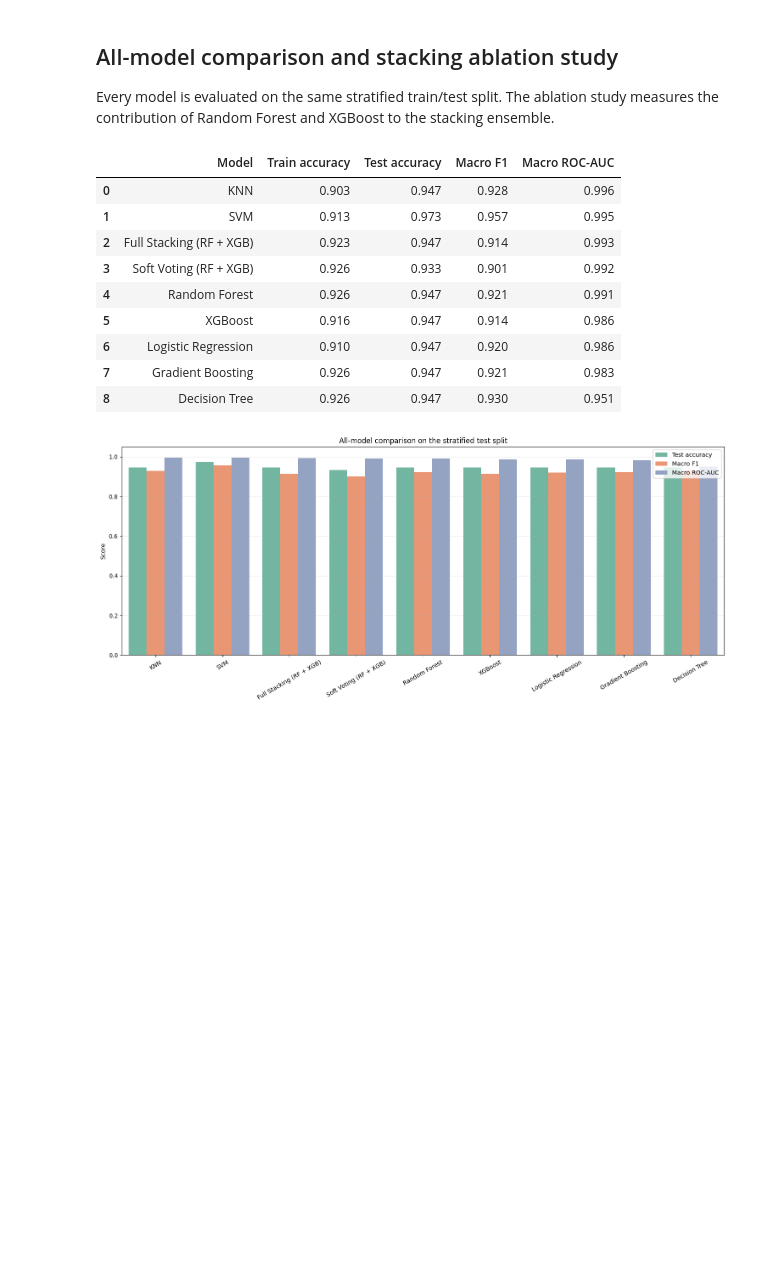
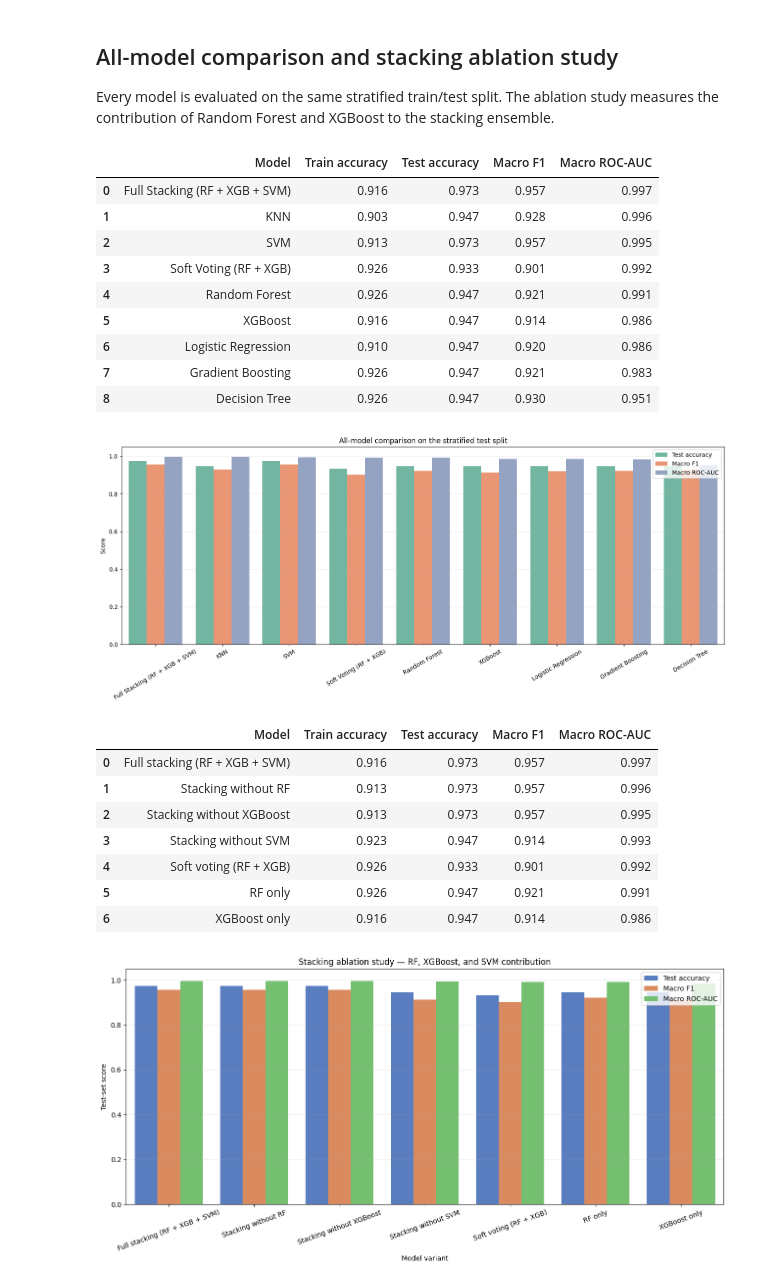
Before and after one commit to shovo896/sleep_data_analysis_bracu, a Jupyter notebook: stacking_cls.ipynb, the cells around one changed output. Saved outputs shown, nothing was run; the diff lists cells and outputs as text; code cells hidden in the pictures; blank space fills up the shorter version.

```diff
--- a/stacking_cls.ipynb
+++ b/stacking_cls.ipynb
@@ -82,11 +83,14 @@ xgb = XGBClassifier(
     eval_metric="mlogloss",
     random_state=42
 )
+
+svm = SVC(kernel="rbf", probability=True, random_state=42)
 # %%
 stack_clf = StackingClassifier(
-    estimators=[("rf", rf), ("xgb", xgb)],
-    final_estimator=LogisticRegression(max_iter=4000),
+    estimators=[("rf", rf), ("xgb", xgb), ("svm", svm)],
+    final_estimator=LogisticRegression(max_iter=4000, C=0.3),
     stack_method="predict_proba",
+    passthrough=True,
     n_jobs=-1
 )
 # %%
@@ -613,7 +617,7 @@ comparison_models = {
     "Random Forest": comparison_pipe(comparison_rf()),
     "XGBoost": comparison_pipe(comparison_xgb()),
     "Soft Voting (RF + XGB)": voting_model,
-    "Full Stacking (RF + XGB)": stacking_model,
+    "Full Stacking (RF + XGB + SVM)": stacking_model,
 }
 
 def evaluate(name, model):
@@ -629,7 +633,7 @@ def evaluate(name, model):
 
 fitted_comparison_models, comparison_rows = {}, []
 for name, model in comparison_models.items():
-    if name != "Full Stacking (RF + XGB)":
+    if name != "Full Stacking (RF + XGB + SVM)":
         model.fit(X_train, y_train)
     fitted_comparison_models[name] = model
     comparison_rows.append(evaluate(name, model))
@@ -647,7 +651,7 @@ ax.legend(title="")
 plt.tight_layout()
 plt.show()
 
-# Ablation study: retain one base learner at a time, then compare with full stacking.
+# Ablation study: remove one base learner at a time, then compare with full stacking.
 def reduced_stacking(estimators):
     return comparison_pipe(StackingClassifier(estimators=estimators, final_estimator=LogisticRegression(max_iter=4000), stack_method="predict_proba", n_jobs=-1))
 
@@ -655,38 +659,48 @@ ablation_models = {
     "RF only": fitted_comparison_models["Random Forest"],
     "XGBoost only": fitted_comparison_models["XGBoost"],
     "Soft voting (RF + XGB)": fitted_comparison_models["Soft Voting (RF + XGB)"],
-    "Stacking without RF": reduced_stacking([("xgb", comparison_xgb())]),
-    "Stacking without XGBoost": reduced_stacking([("rf", comparison_rf())]),
-    "Full stacking (RF + XGB)": stacking_model,
+    "Stacking without RF": reduced_stacking([("xgb", comparison_xgb()), ("svm", SVC(kernel="rbf", probability=True, random_state=42))]),
+    "Stacking without XGBoost": reduced_stacking([("rf", comparison_rf()), ("svm", SVC(kernel="rbf", probability=True, random_state=42))]),
+    "Stacking without SVM": reduced_stacking([("rf", comparison_rf()), ("xgb", comparison_xgb())]),
+    "Full stacking (RF + XGB + SVM)": stacking_model,
 }
 
 ablation_rows = []
 for name, model in ablation_models.items():
     if name.startswith("Stacking without"):
         model.fit(X_train, y_train)
     ablation_rows.append(evaluate(name, model))
 
 ablation_df = pd.DataFrame(ablation_rows).sort_values("Macro ROC-AUC", ascending=False).reset_index(drop=True)
 display(ablation_df.style.format({"Train accuracy": "{:.3f}", "Test accuracy": "{:.3f}", "Macro F1": "{:.3f}", "Macro ROC-AUC": "{:.3f}"}))
 
 ablation_plot = ablation_df.melt(id_vars="Model", value_vars=["Test accuracy", "Macro F1", "Macro ROC-AUC"], var_name="Metric", value_name="Score")
 plt.figure(figsize=(13, 6.5))
 ax = sns.barplot(data=ablation_plot, x="Model", y="Score", hue="Metric", palette="muted")
-ax.set(title="Stacking ablation study — Random Forest and XGBoost contribution", xlabel="Model variant", ylabel="Test-set score", ylim=(0, 1.05))
+ax.set(title="Stacking ablation study — RF, XGBoost, and SVM contribution", xlabel="Model variant", ylabel="Test-set score", ylim=(0, 1.05))
 ax.tick_params(axis="x", rotation=20)
 ax.grid(axis="y", alpha=0.25)
 ax.legend(title="")
 plt.tight_layout()
 plt.show()
 # %% [output]
 |  | Model | Train accuracy | Test accuracy | Macro F1 | Macro ROC-AUC |
-| 0 | KNN | 0.903 | 0.947 | 0.928 | 0.996 |
-| 1 | SVM | 0.913 | 0.973 | 0.957 | 0.995 |
-| 2 | Full Stacking (RF + XGB) | 0.923 | 0.947 | 0.914 | 0.993 |
+| 0 | Full Stacking (RF + XGB + SVM) | 0.916 | 0.973 | 0.957 | 0.997 |
+| 1 | KNN | 0.903 | 0.947 | 0.928 | 0.996 |
+| 2 | SVM | 0.913 | 0.973 | 0.957 | 0.995 |
 | 3 | Soft Voting (RF + XGB) | 0.926 | 0.933 | 0.901 | 0.992 |
 | 4 | Random Forest | 0.926 | 0.947 | 0.921 | 0.991 |
 | 5 | XGBoost | 0.916 | 0.947 | 0.914 | 0.986 |
 | 6 | Logistic Regression | 0.910 | 0.947 | 0.920 | 0.986 |
 | 7 | Gradient Boosting | 0.926 | 0.947 | 0.921 | 0.983 |
 | 8 | Decision Tree | 0.926 | 0.947 | 0.930 | 0.951 |
-[figure, old version]
+[figure, new version]
+|  | Model | Train accuracy | Test accuracy | Macro F1 | Macro ROC-AUC |
+| 0 | Full stacking (RF + XGB + SVM) | 0.916 | 0.973 | 0.957 | 0.997 |
+| 1 | Stacking without RF | 0.913 | 0.973 | 0.957 | 0.996 |
+| 2 | Stacking without XGBoost | 0.913 | 0.973 | 0.957 | 0.995 |
+| 3 | Stacking without SVM | 0.923 | 0.947 | 0.914 | 0.993 |
+| 4 | Soft voting (RF + XGB) | 0.926 | 0.933 | 0.901 | 0.992 |
+| 5 | RF only | 0.926 | 0.947 | 0.921 | 0.991 |
+| 6 | XGBoost only | 0.916 | 0.947 | 0.914 | 0.986 |
+[figure, added]
```
Also changed, not shown: parts of 16 cells of this notebook, 1 other file.
